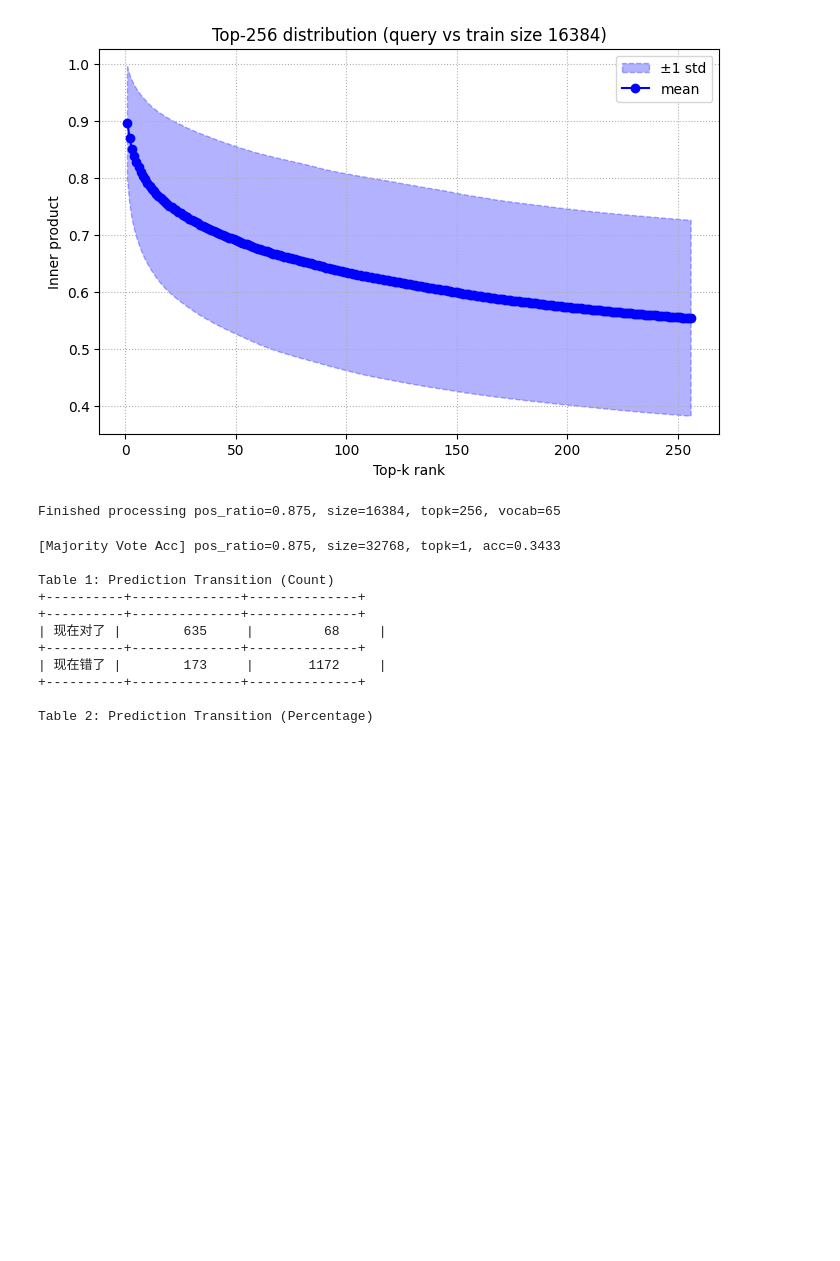
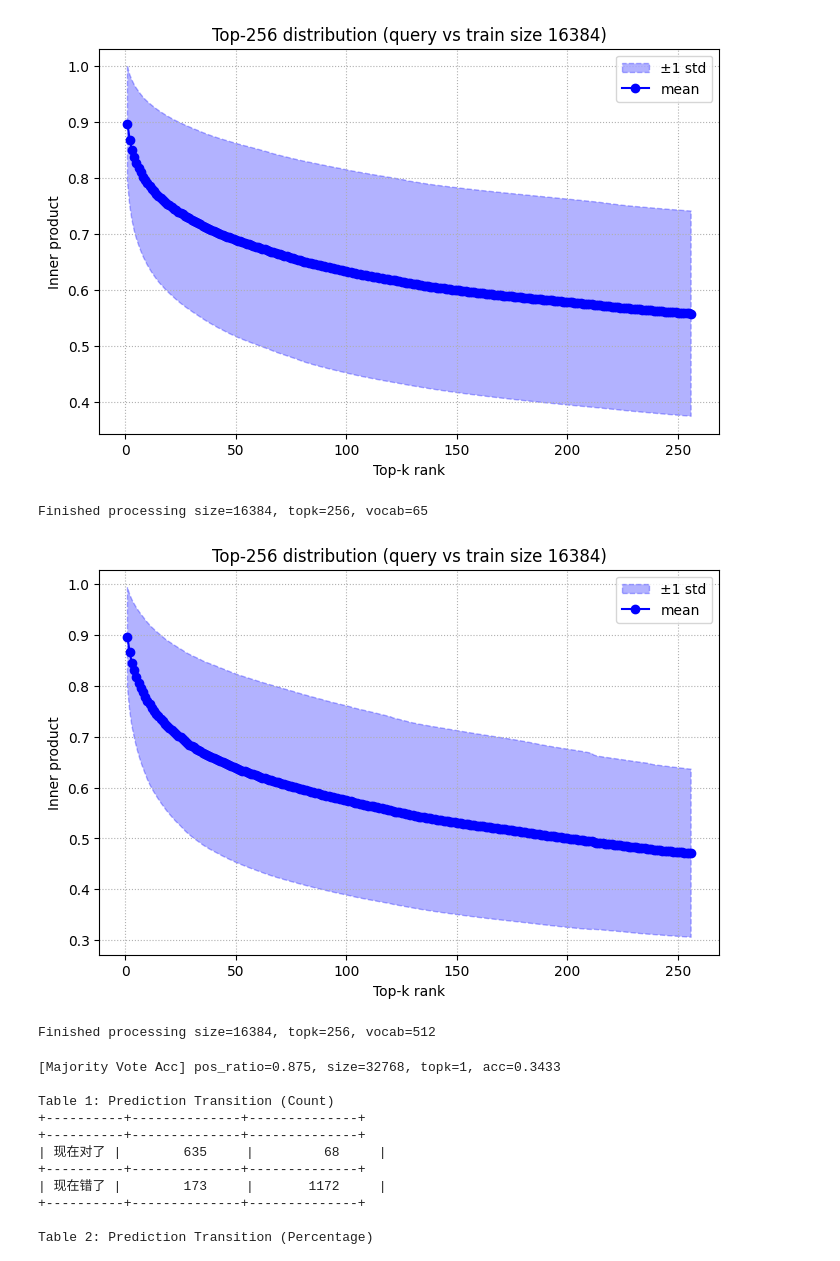
Before and after one commit to YanchengZhou2003/SeLM_v2, a Jupyter notebook: data/data.ipynb, the cells around one changed output. Drawn from its saved outputs; the diff is of its cells as text; code cells hidden in the pictures; blank space fills up the shorter version.

```diff
--- a/data/data.ipynb
+++ b/data/data.ipynb
@@ -153,36 +155,38 @@ if __name__ == "__main__":
     }
     for N_vocab in [65, 512]:
         for topk in [256]:
             valid_path = f"voc{N_vocab}_normfixed20_b256_" + f"iters_{best_valid_epochs[N_vocab]}_" + f"valid{N_valid}_cache_last.pth"
             valid_data = load_file(valid_path)
             query_emb = valid_data['emb']
             query_y   = valid_data['y']
 
             # 2. 遍历 train 文件
             for size in [16384]:
             # 1. 读取数据
-                train_path = f"voc{N_vocab}_normfixed20_b256_" + f"iters_{best_valid_epochs[N_vocab]}_" + f"_train{size}_cache_last.pth"
+                train_path = f"voc{N_vocab}_normfixed20_b256_" + f"iters_{best_valid_epochs[N_vocab]}_" + f"train{size}_cache_last.pth"
                 train_data = load_file(train_path)
                 base_emb = train_data['emb']
 
                 # 3. 计算 cross top-k
                 vals, ids = topk_cross_neighbors(query_emb, base_emb, k=topk)
 
                 # 4. 绘图
                 plot_topk_distribution(vals, k=topk,
                                     title=f"Top-{topk} distribution (query vs train size {size})")
                 # 5. 保存结果
                 filtered_data = {
                     "emb": query_emb,
                     "y":   query_y,
                     "rk":  ids
                 }
                 save_file(filtered_data, f"rk{topk}_" + f"q=train{size}_" + valid_path)
 
                 print(f"Finished processing size={size}, topk={topk}, vocab={N_vocab}")
 # %% [output]
-[figure, old version]
+[figure, new version]
-Finished processing pos_ratio=0.875, size=16384, topk=256, vocab=65
+Finished processing size=16384, topk=256, vocab=65
+[figure, added]
+Finished processing size=16384, topk=256, vocab=512
 # %%
 # project_cross.py
 import torch
```
Also changed, not shown: parts of 1 cell of this notebook, 3 other files.
